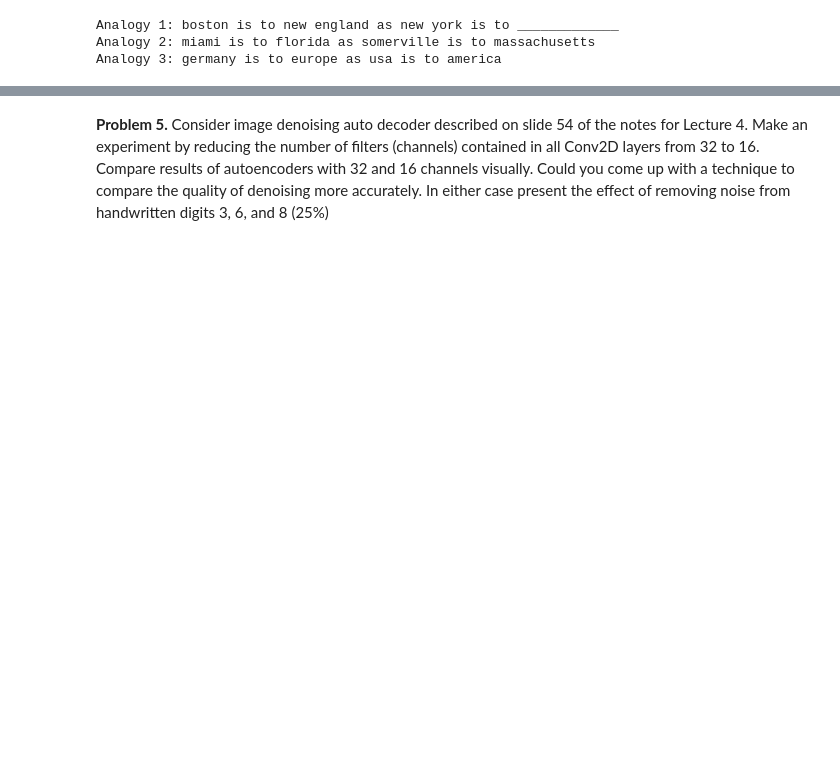
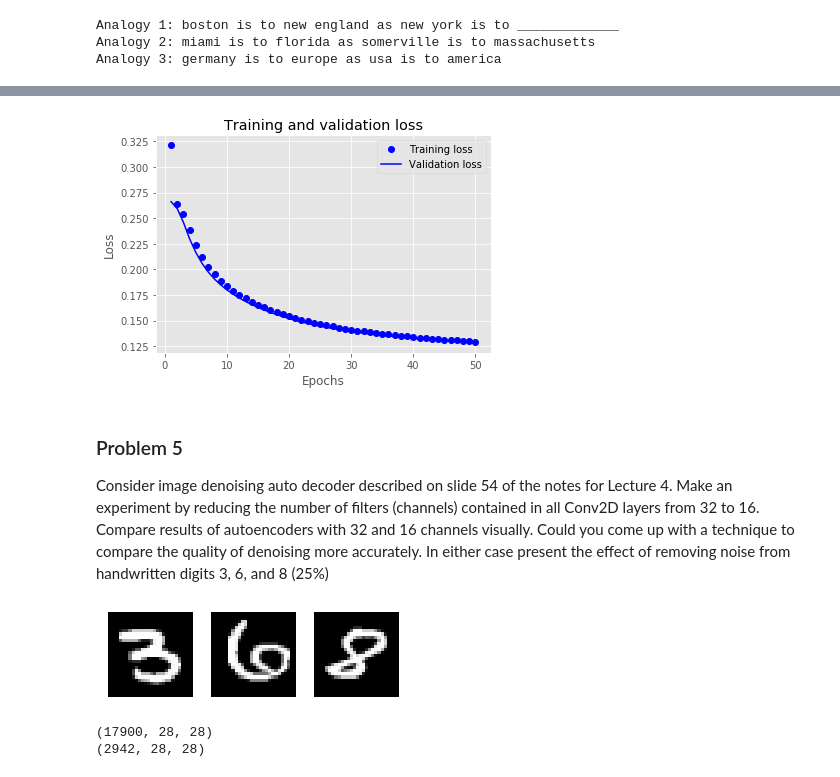
Before and after one commit to jlee1991/Python-Practice, a Jupyter notebook: Harvard CSCI E-63/jlee_HW2.ipynb, the cells around one changed output, grey strips where cells are left out. Cells and saved outputs as stored; diff of their text form; code cells hidden in the pictures; blank space fills up the shorter version.

```diff
--- a/Harvard CSCI E-63/jlee_HW2.ipynb
+++ b/Harvard CSCI E-63/jlee_HW2.ipynb
@@ -192,2 +347,53 @@ AttributeError: 'TSNE' object has no attribute 'most_similar'
+# %%
+import matplotlib.pyplot as plt
+
+history_dict = history.history
+history_dict.keys()
+
+loss = history.history['loss']
+val_loss = history.history['val_loss']
+
+epochs = range(1, len(loss) + 1)
+
+plt.plot(epochs, loss, 'bo', label='Training loss')
+plt.plot(epochs, val_loss, 'b', label='Validation loss')
+plt.title('Training and validation loss')
+plt.xlabel('Epochs')
+plt.ylabel('Loss')
+plt.legend()
+
+plt.show()
+# %% [output]
+[figure, added]
 # %% [markdown]
-<b> Problem 5. </b> Consider image denoising auto decoder described on slide 54 of the notes for Lecture 4. Make an experiment by reducing the number of filters (channels) contained in all Conv2D layers from 32 to 16. Compare results of autoencoders with 32 and 16 channels visually. Could you come up with a technique to compare the quality of denoising more accurately. In either case present the effect of removing noise from handwritten digits 3, 6, and 8 (25%)
+### Problem 5
+Consider image denoising auto decoder described on slide 54 of the notes for Lecture 4. Make an experiment by reducing the number of filters (channels) contained in all Conv2D layers from 32 to 16. Compare results of autoencoders with 32 and 16 channels visually. Could you come up with a technique to compare the quality of denoising more accurately. In either case present the effect of removing noise from handwritten digits 3, 6, and 8 (25%)
+# %%
+import numpy as np
+
+#Filter to only 3, 6 or 8 by taking in the labels
+(X_train, Y_train), (X_test, Y_test) = mnist.load_data()
+train_filter = np.isin(Y_train, [3, 6, 8])
+test_filter = np.isin(Y_test, [3, 6, 8])
+X_train, Y_train = X_train[train_filter], Y_train[train_filter]
+X_test, Y_test = X_test[test_filter], Y_test[test_filter]
+
+#Print the original image
+%matplotlib inline
+n = 3
+plt.figure(figsize =(20,2))
+
+for i in range(8,8 + n):
+    ax = plt.subplot(1, 8 + n, i + 1)
+    plt.imshow(X_test[i].reshape(28,28))
+    plt.gray()
+    ax.get_xaxis().set_visible(False)
+    ax.get_yaxis().set_visible(False)
+# %% [output]
+[figure, added]
+# %%
+print (X_train.shape)
+print (X_test.shape)
+# %% [output]
+(17900, 28, 28)
+(2942, 28, 28)
```
Also changed, not shown: parts of 25 cells of this notebook.
